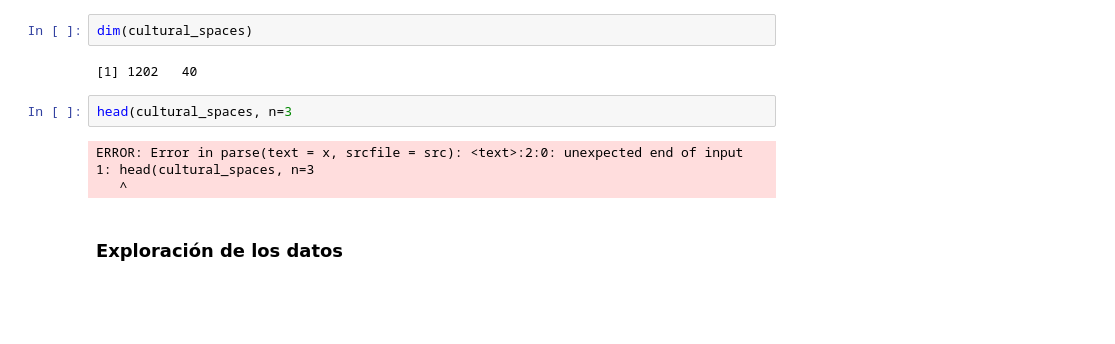
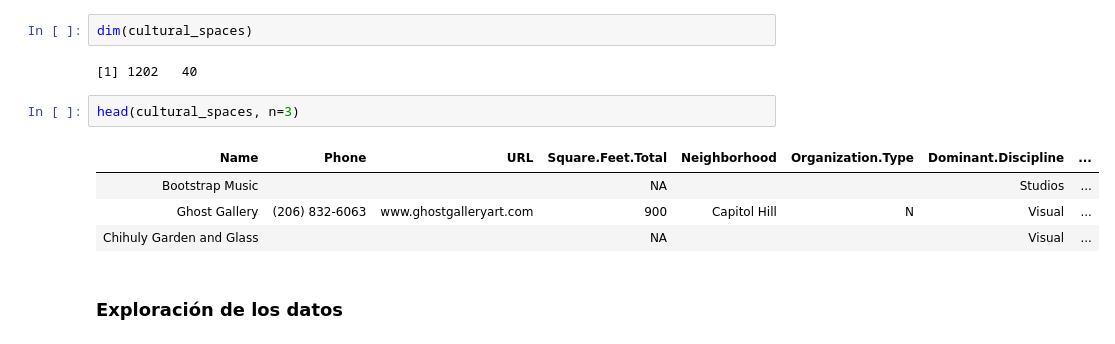
Before and after one commit to ivanfermena/Analisys-Airbnb-Seattle, a Jupyter notebook: analisis.ipynb, the cells around one changed output. Drawn from its saved outputs; the diff is of its cells as text; blank space fills up the shorter version.

```diff
--- a/analisis.ipynb
+++ b/analisis.ipynb
@@ -158,11 +160,12 @@ dim(cultural_spaces)
 # %% [output]
 [1] 1202   40
 # %%
-head(cultural_spaces, n=3
+head(cultural_spaces, n=3)
 # %% [output]
-ERROR: Error in parse(text = x, srcfile = src): <text>:2:0: unexpected end of input
-1: head(cultural_spaces, n=3
-   ^
+| Name | Phone | URL | Square.Feet.Total | Neighborhood | Organization.Type | Dominant.Discipline | ... |
+| Bootstrap Music |  |  | NA |  |  | Studios | ... |
+| Ghost Gallery | (206) 832-6063 | www.ghostgalleryart.com | 900 | Capitol Hill | N | Visual | ... |
+| Chihuly Garden and Glass |  |  | NA |  |  | Visual | ... |
 # %% [markdown]
 ### Exploración de los datos
 # %% [markdown]
```
Also changed, not shown: parts of 37 cells of this notebook.
